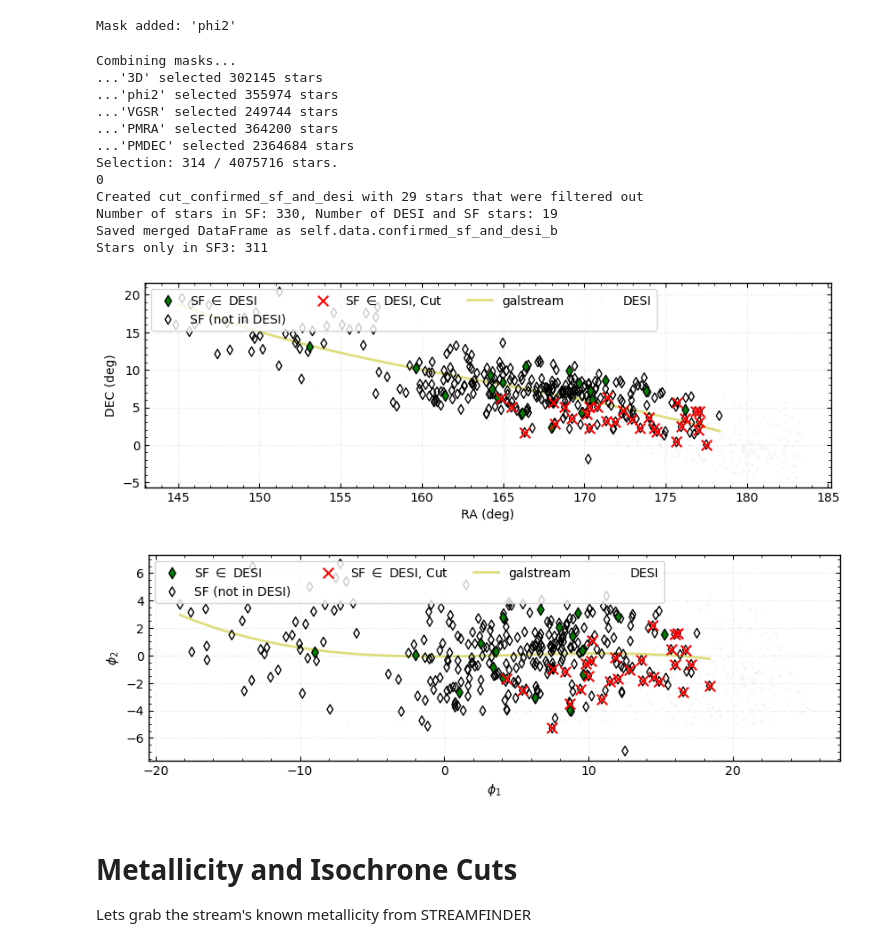
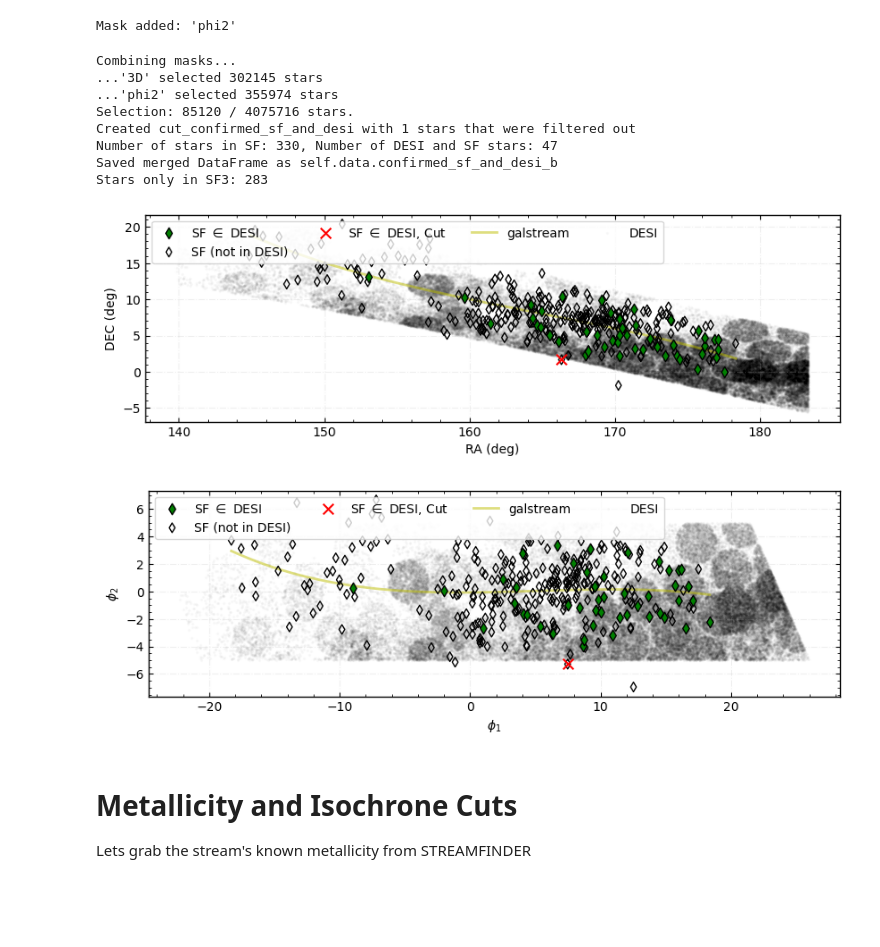
Before and after one commit to nassmohammed/DESI-DR1_streamTutorial, a Jupyter notebook: streamTutorial.ipynb, the cells around one changed output. Drawn from its saved outputs; the diff is of its cells as text; code cells hidden in the pictures; blank space fills up the shorter version.

```diff
--- a/streamTutorial.ipynb
+++ b/streamTutorial.ipynb
@@ -201,33 +203,25 @@ Mask added: 'phi2'
 # %%
 importlib.reload(st)
 # Lets take a look at our trimmed DESI data
 final_mask = selection_fine.get_final_mask()
 
-trimmed_desi = SoI.data.select(final_mask)
-
-trimmed_stream = copy.copy(SoI)
-trimmed_stream.data=trimmed_desi
-trimmed_stream.data.sfCrossMatch(); trimmed_stream.data.sfCrossMatch(False) # getting subset of SF stars
-
+# Using the new method that replaces the 4-line pattern
+trimmed_stream = SoI.mask_stream(final_mask)
 
 plt_trim = st.StreamPlotter(trimmed_stream)
 plt_trim.on_sky(showStream=True, background=True, stream_frame=False)
 plt_trim.on_sky(showStream=True, background=True)
 # %% [output]
 Combining masks...
 ...'3D' selected 302145 stars
 ...'phi2' selected 355974 stars
-...'VGSR' selected 249744 stars
-...'PMRA' selected 364200 stars
-...'PMDEC' selected 2364684 stars
-Selection: 314 / 4075716 stars.
-0
-Created cut_confirmed_sf_and_desi with 29 stars that were filtered out
-Number of stars in SF: 330, Number of DESI and SF stars: 19
+Selection: 85120 / 4075716 stars.
+Created cut_confirmed_sf_and_desi with 1 stars that were filtered out
+Number of stars in SF: 330, Number of DESI and SF stars: 47
 Saved merged DataFrame as self.data.confirmed_sf_and_desi_b
-Stars only in SF3: 311
+Stars only in SF3: 283
-[figure, old version]
+[figure, new version]
-[figure, old version]
+[figure, new version]
 # %% [markdown]
 # Metallicity and Isochrone Cuts
 
```
Also changed, not shown: parts of 12 cells of this notebook, 1 other file.
